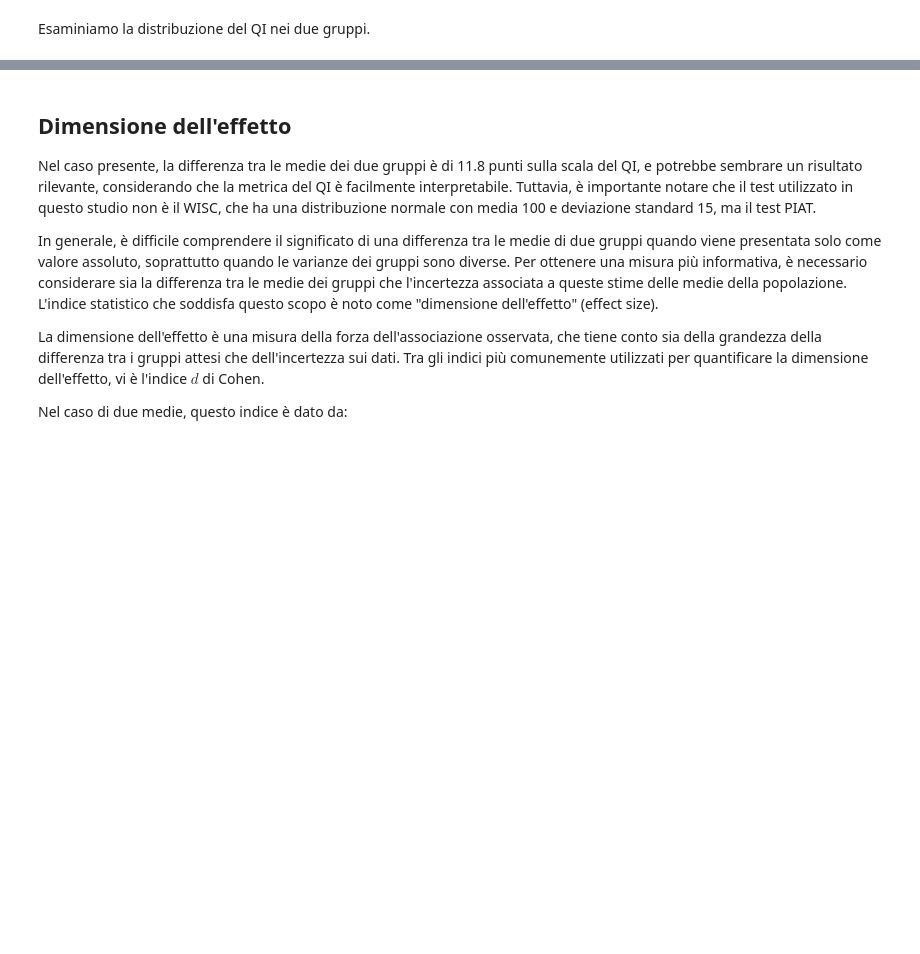
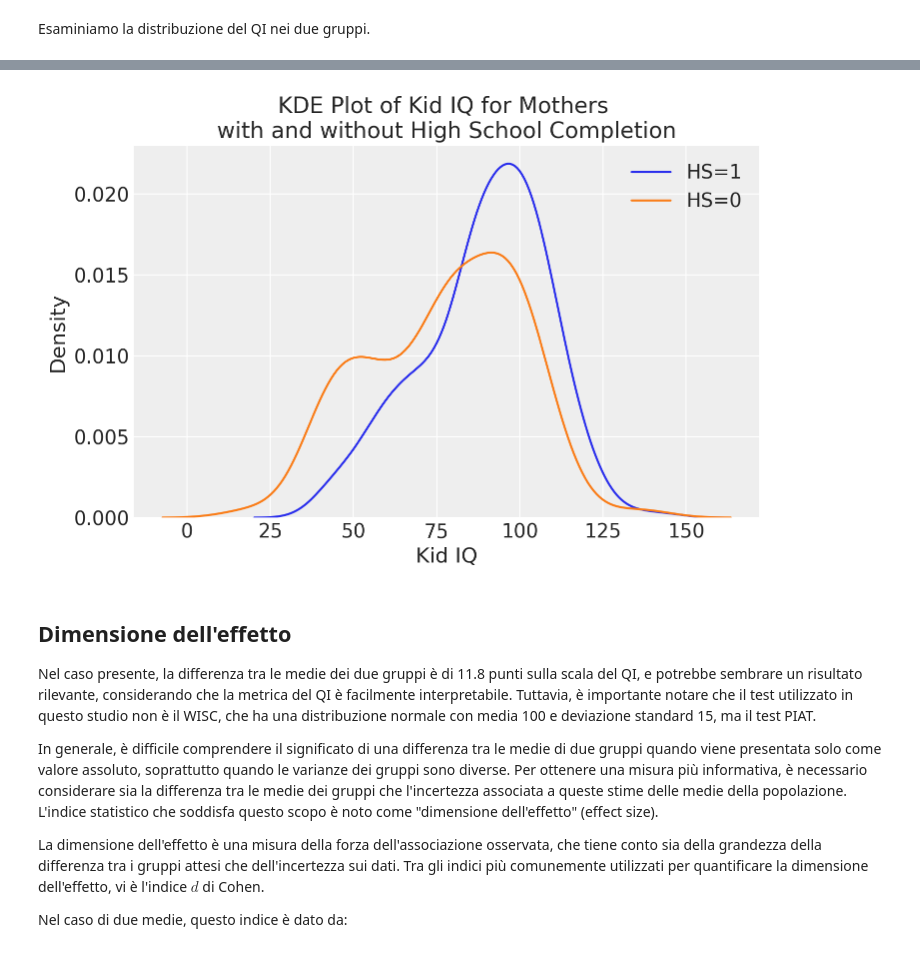
Before and after one commit to ccaudek/ds4psy, a Jupyter notebook: chapter_4/23_two_groups.ipynb, the cells around one changed output, grey strips where cells are left out. Drawn from its saved outputs; the diff is of its cells as text; code cells hidden in the pictures; blank space fills up the shorter version.

```diff
--- a/chapter_4/23_two_groups.ipynb
+++ b/chapter_4/23_two_groups.ipynb
@@ -28,4 +25,3 @@ RANDOM_SEED = 42
 rng = np.random.default_rng(RANDOM_SEED)
 
 az.style.use("arviz-darkgrid")
-sns.set_theme(palette="colorblind")
@@ -110,7 +103,7 @@ sns.kdeplot(data=kid_score_mom_hs_0, label="HS=0")
 # Add plot labels and title
 plt.xlabel("Kid IQ")
 plt.ylabel("Density")
-plt.title("KDE Plot of Kid IQ for Mothers with and without High School Completion")
+plt.title("KDE Plot of Kid IQ for Mothers \nwith and without High School Completion")
 
 # Show the legend
 _ = plt.legend()
@@ -119,3 +111,4 @@ _ = plt.legend()
+[figure, added]
 # %% [markdown]
 ## Dimensione dell'effetto
 
```
Also changed, not shown: parts of 17 cells of this notebook, 3 other files.
